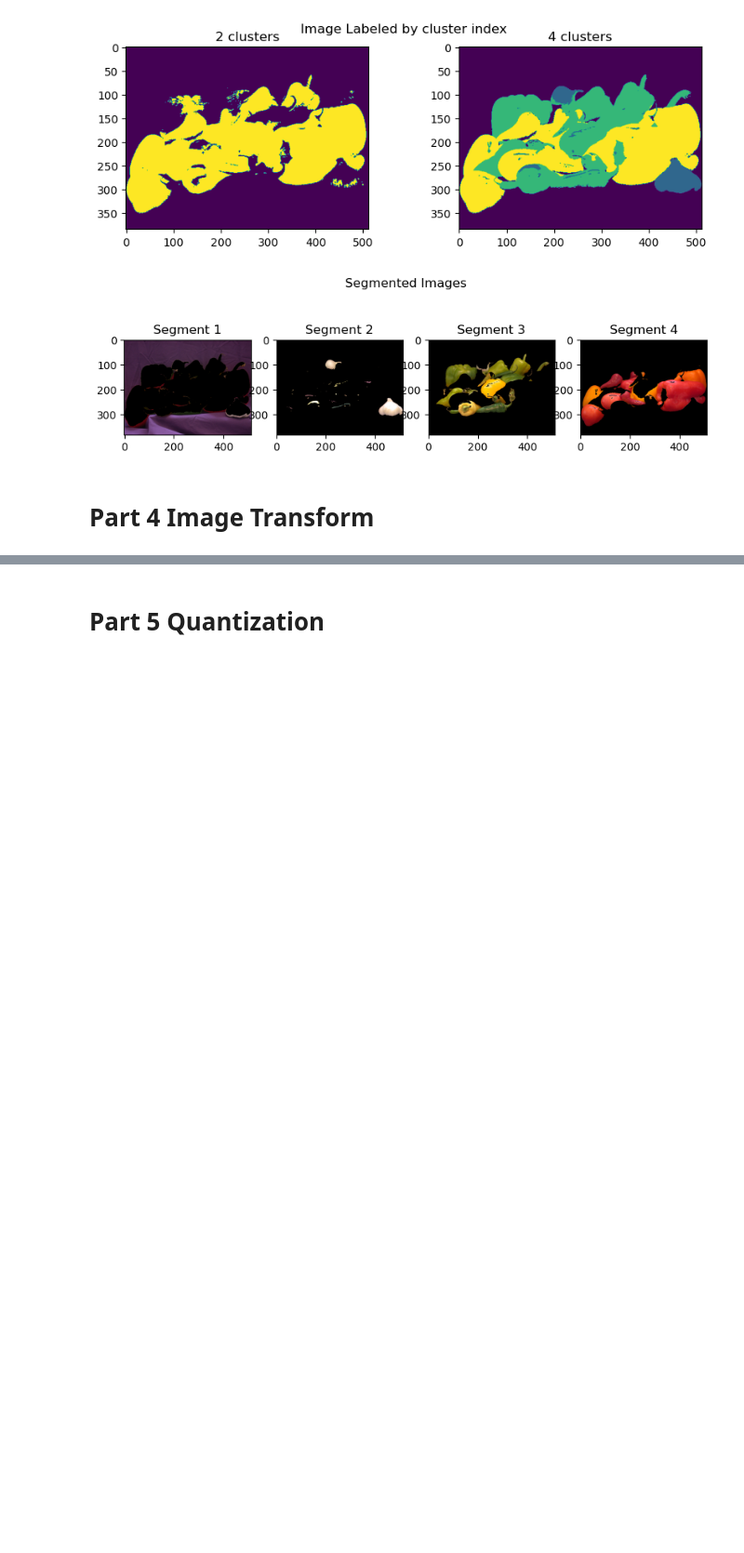
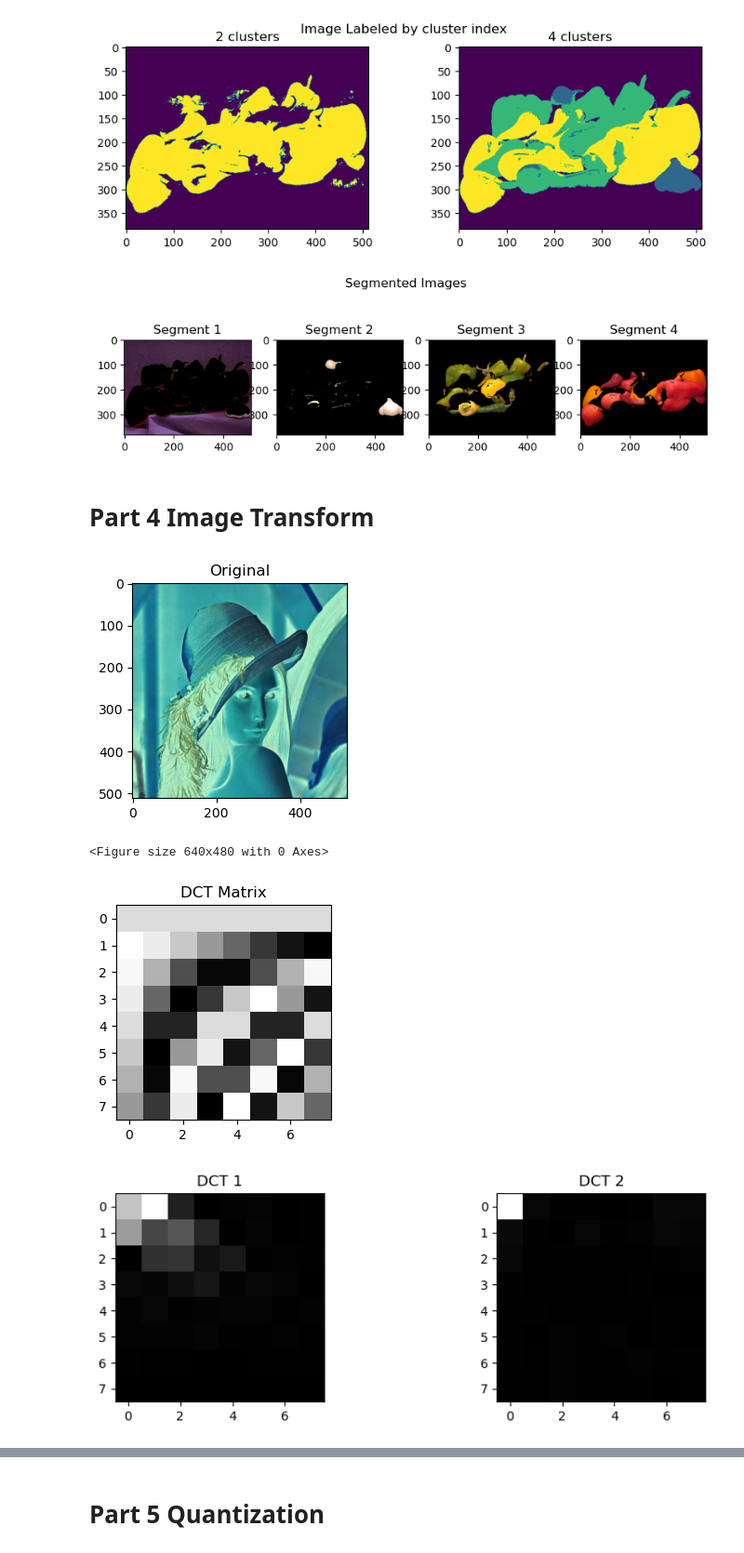
Before and after one commit to ronhyman/imageprocessing, a Jupyter notebook: Lab 5/lab5.ipynb, the cells around one changed output, grey strips where cells are left out. Shown at 93% size. Drawn from its saved outputs; the diff is of its cells as text; code cells hidden in the pictures; blank space fills up the shorter version.

Commit message:
all parts

```diff
--- a/Lab 5/lab5.ipynb
+++ b/Lab 5/lab5.ipynb
@@ -8,6 +8,9 @@ from typing import Dict
 from scipy.fftpack import dct
 from skimage.metrics import peak_signal_noise_ratio as PSNR
 import os
+
+def PSNR(f,g):
+    return 10*np.log10(1.0/ np.mean(np.square(f-g)))
 
 def sub2ind(n_row, row, col):
   return n_row * col + row
@@ -209,0 +186,35 @@ Clipping input data to the valid range for imshow with RGB data ([0..1] for floa
+# %%
+# Part 4 Image Transform
+
+# NOTE from cormo: make sure to scale the image (lena) by 255 after importing it
+lena = imread('lena2.tiff') * 255
+plot_images({'Original': lena})
+plt.gray()
+gray_lena = rgb2gray(imread('lena2.tiff')) * 255
+# create an 8x8 dct matrix
+dct_matrix = dctmtx(8)
+plot_images({'DCT Matrix': dct_matrix})
+
+lena_trans = np.floor(blockproc(gray_lena-128, dct_matrix, [8, 8], func))
+# Plot the absolute value of the DCT of the 8×8 sub-image with top-left corner at (row,col) = (80,296
+plot_images({'DCT 1': np.abs(lena_trans[80:88, 296:304]), 'DCT 2': np.abs(lena_trans[0:8, 0:8])})
+
+
+mask = np.zeros((8, 8))
+mask[0,0] = 1
+mask[0,1] = 1
+mask[0,2] = 1
+mask[1,0] = 1
+mask[1,1] = 1
+mask[2,0] = 1
+
+lena_thresh = blockproc(lena_trans, mask, [8, 8], func1)
+lena_thresh_inv = np.floor(blockproc(lena_thresh, dct_matrix.T, [8, 8], func)) + 128
+
+# plot the reconstructed image and the corresponding PSNR value
+plot_images({'Original' : gray_lena, 'PSNR = ' + str(np.round(PSNR(gray_lena, lena_thresh_inv),2)): lena_thresh_inv}, title='Image Reconstruction')
+# %% [output]
+[figure, added]
+<Figure size 640x480 with 0 Axes>
+[figure, added]
+[figure, added]
```
Also changed, not shown: parts of 6 cells of this notebook, 2 other files.
